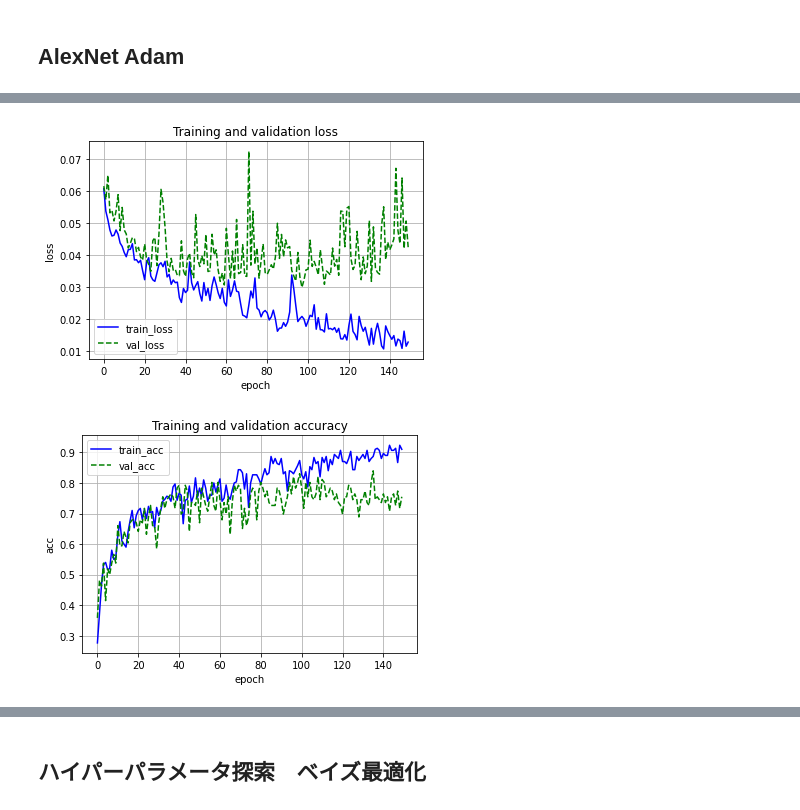
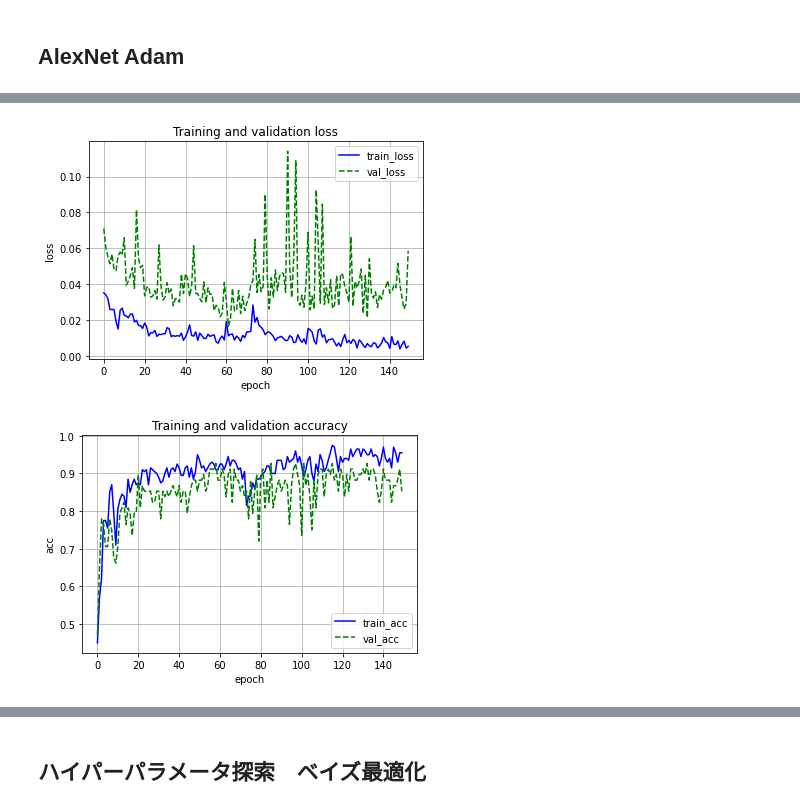
Before and after one commit to co1umbine/ImageRecognition, a Jupyter notebook: Jupyter Notebooks/Multi-class_classification_CNN_Alex_net.ipynb, the cells around one changed output, grey strips where cells are left out. Drawn from its saved outputs; the diff is of its cells as text; code cells hidden in the pictures.

Commit message:
[update] CNN Multi-class classification

```diff
--- a/Jupyter Notebooks/Multi-class_classification_CNN_Alex_net.ipynb
+++ b/Jupyter Notebooks/Multi-class_classification_CNN_Alex_net.ipynb
@@ -151,18 +186,29 @@ num_epochs = 150
 # %%
+# 定義したDatasetとDataLoaderを使用
+test_contents = ["fo", "fl"]
+train_dataset = MultiClassDataset(contents=test_contents, transform=data_transforms["train"], train=True)
+train_loader = torch.utils.data.DataLoader(dataset=train_dataset,
+                                           batch_size=20,
+                                           shuffle=True)
+valuation_dataset = MultiClassDataset(contents=test_contents, transform=data_transforms["val"], train=False)
+valuation_loader = torch.utils.data.DataLoader(dataset=valuation_dataset,
+                                           batch_size=10,
+                                           shuffle=False)
+
+num_classes = len(train_dataset.get_label_names())
+print(train_dataset.get_label_names())
+
+
+net = AlexNet(num_classes).to(device)
+criterion = nn.CrossEntropyLoss()
+optimizer = optim.Adam(net.parameters(), lr=0.0005, eps=3E-09)
+
+num_epochs = 150
+
 train_loss_list = []
 train_acc_list = []
 val_loss_list = []
 val_acc_list = []
-
-# 定義したDatasetとDataLoaderを使用
-train_dataset = ArtFoodFlowerDataset(data_transforms["train"], train=True)
-train_loader = torch.utils.data.DataLoader(dataset=train_dataset,
-                                           batch_size=20,
-                                           shuffle=True)
-valuation_dataset = ArtFoodFlowerDataset(data_transforms["val"], train=False)
-valuation_loader = torch.utils.data.DataLoader(dataset=valuation_dataset,
-                                           batch_size=20,
-                                           shuffle=False)
 
 for epoch in range(num_epochs):
     train_loss = 0
@@ -172,28 +218,28 @@ for epoch in range(num_epochs):
 
     net.train()
     for i, (images, labels) in enumerate(train_loader):
-      images, labels = images.to(device), labels.to(device)
+        images, labels = images.to(device), labels.to(device)
 
-      optimizer.zero_grad()
-      outputs = net(images)
-      loss = criterion(outputs, labels)
-      train_loss += loss.item()
-      train_acc += (outputs.max(1)[1] == labels).sum().item()
-      loss.backward()
-      optimizer.step()
+        optimizer.zero_grad()
+        outputs = net(images)
+        loss = criterion(outputs, labels)
+        train_loss += loss.item()
+        train_acc += (outputs.max(1)[1] == labels).sum().item()
+        loss.backward()
+        optimizer.step()
 
     avg_train_loss = train_loss / len(train_loader.dataset)
     avg_train_acc = train_acc / len(train_loader.dataset)
 
     net.eval()
     with torch.no_grad():
-      for images, labels in valuation_loader:
-        images = images.to(device)
-        labels = labels.to(device)
-        outputs = net(images)
-        loss = criterion(outputs, labels)
-        val_loss += loss.item()
-        val_acc += (outputs.max(1)[1] == labels).sum().item()
+        for images, labels in valuation_loader:
+            images = images.to(device)
+            labels = labels.to(device)
+            outputs = net(images)
+            loss = criterion(outputs, labels)
+            val_loss += loss.item()
+            val_acc += (outputs.max(1)[1] == labels).sum().item()
     avg_val_loss = val_loss / len(valuation_loader.dataset)
     avg_val_acc = val_acc / len(valuation_loader.dataset)
 
@@ -245,2 +291,2 @@ Epoch [150/150], Loss: 0.0129, val_loss: 0.0425, val_acc: 0.7547
-[figure, old version]
+[figure, new version]
-[figure, old version]
+[figure, new version]
```
Also changed, not shown: parts of 30 cells of this notebook.
